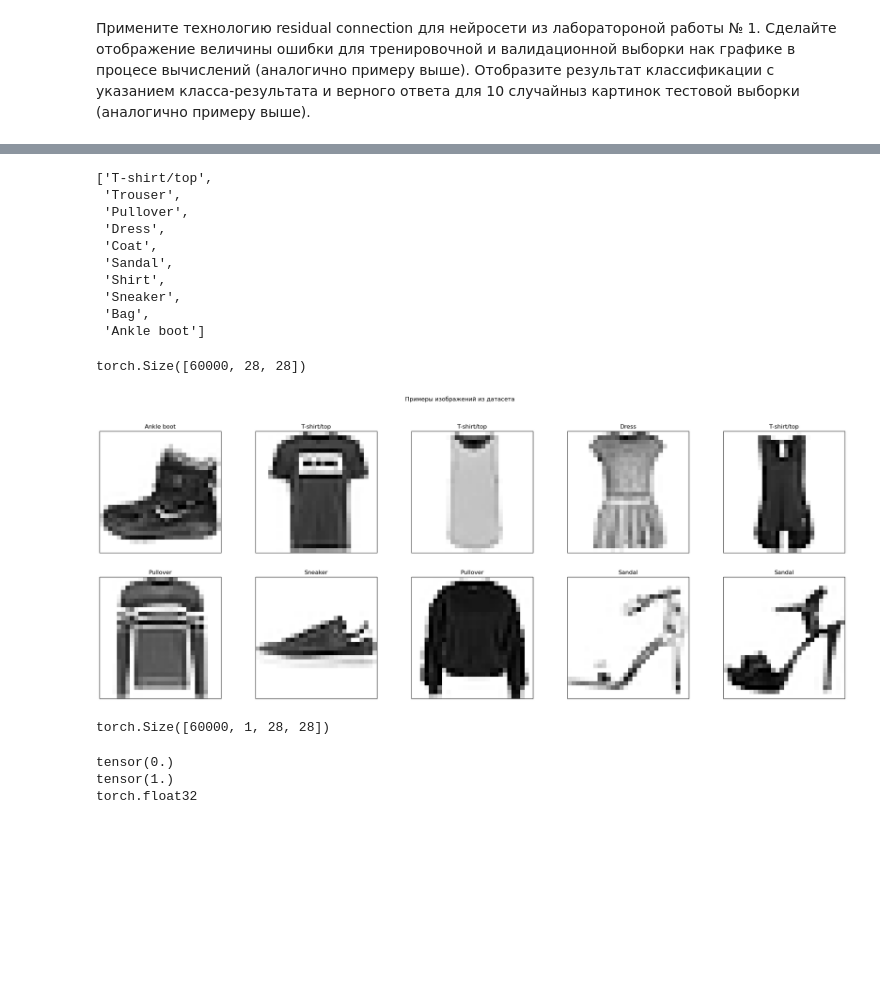
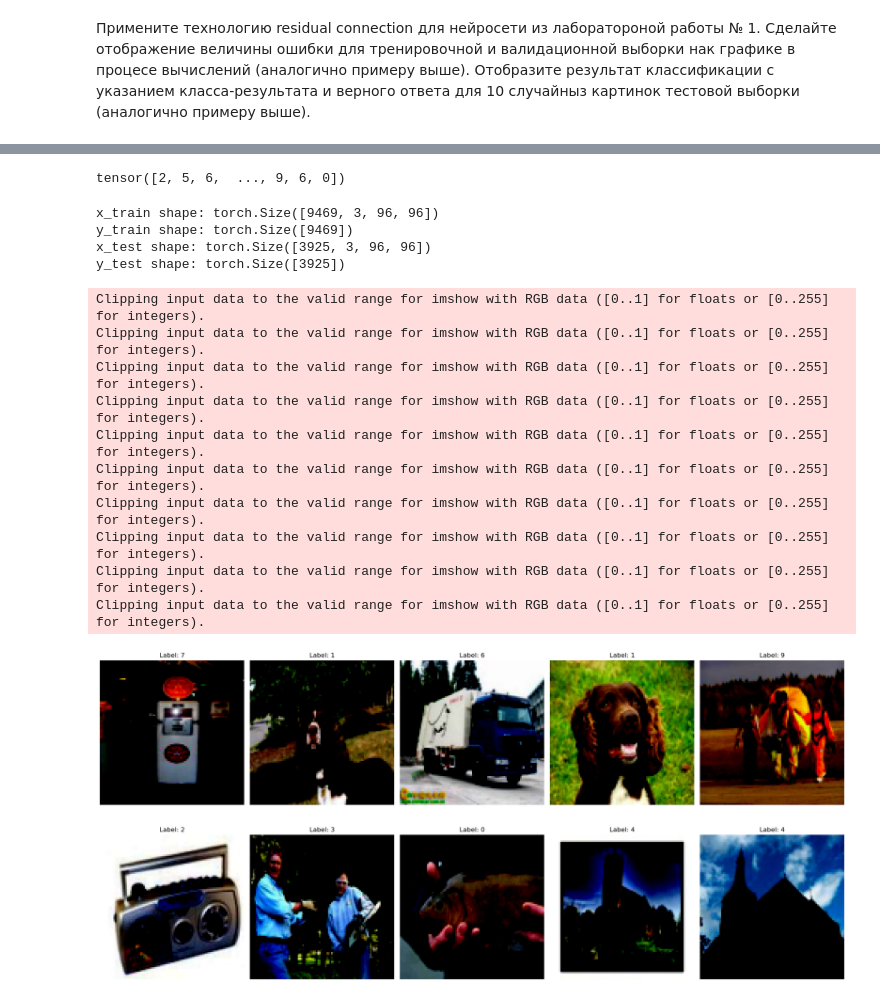
Before and after one commit to yasurev86/-ComputerVision, a Jupyter notebook: LR3.ipynb, the cells around one changed output, grey strips where cells are left out. Saved outputs shown, nothing was run; the diff lists cells and outputs as text; code cells hidden in the pictures; blank space fills up the shorter version.

```diff
--- a/LR3.ipynb
+++ b/LR3.ipynb
@@ -43,42 +70,48 @@ y_test = test.test_labels
 # %%
-# Названия классов
-classes = train.classes
-classes
+y_train
 # %% [output]
-['T-shirt/top',
- 'Trouser',
- 'Pullover',
- 'Dress',
- 'Coat',
- 'Sandal',
- 'Shirt',
- 'Sneaker',
- 'Bag',
- 'Ankle boot']
+tensor([2, 5, 6,  ..., 9, 6, 0])
 # %%
-X_train.shape
+# Печатаем размеры полученных данных
+print(f'x_train shape: {x_train.shape}')  # Размеры обучающих изображений
+print(f'y_train shape: {y_train.shape}')  # Размеры обучающих меток
+print(f'x_test shape: {x_test.shape}')    # Размеры тестовых изображений
+print(f'y_test shape: {y_test.shape}')    # Размеры тестовых меток
 # %% [output]
-torch.Size([60000, 28, 28])
+x_train shape: torch.Size([9469, 3, 96, 96])
+y_train shape: torch.Size([9469])
+x_test shape: torch.Size([3925, 3, 96, 96])
+y_test shape: torch.Size([3925])
 # %%
-# Посмотрим на то, как выглядят картинки из датасета.
+import numpy as np
+import matplotlib.pyplot as plt
 
-import matplotlib.pyplot as plt
-%matplotlib inline
+# Параметры для выборки и визуализации
+sample_size = 10  # количество изображений для визуализации
 
-hh = 2
-ww = 5
+# Инициализация графика
+plt.figure(figsize=(20, 10))
 
-fig, ax = plt.subplots(hh, ww, figsize=(28, 5 * hh))
-fig.suptitle("Примеры изображений из датасета")
+# Случайная выборка индексов изображений
+indices = np.random.permutation(x_train.shape[0])[:sample_size]
 
-for i, (x, y) in enumerate(zip(X_train, y_train)):
-    if i >= hh * ww:
-        break
-    plt.subplot(hh, ww, i + 1)
-    plt.imshow(x.reshape(28, 28), cmap=plt.cm.Greys)
-    plt.xticks([])
-    plt.yticks([])
-    plt.title(classes[y])
+for count, i in enumerate(indices):
+    plt.subplot(2, 5, count + 1)  # Разделение на 2 строки и 5 колонок
+    plt.imshow(x_train[i].permute(1, 2, 0).numpy(), cmap='viridis')  # Преобразуем (C, H, W) в (H, W, C) для отображения
+    plt.title(f'Label: {y_train[i].item()}')  # Отображаем метку
+    plt.axis('off')                           # Убираем оси
+
+plt.tight_layout()
 plt.show()
 # %% [output]
+Clipping input data to the valid range for imshow with RGB data ([0..1] for floats or [0..255] for integers).
+Clipping input data to the valid range for imshow with RGB data ([0..1] for floats or [0..255] for integers).
+Clipping input data to the valid range for imshow with RGB data ([0..1] for floats or [0..255] for integers).
+Clipping input data to the valid range for imshow with RGB data ([0..1] for floats or [0..255] for integers).
+Clipping input data to the valid range for imshow with RGB data ([0..1] for floats or [0..255] for integers).
+Clipping input data to the valid range for imshow with RGB data ([0..1] for floats or [0..255] for integers).
+Clipping input data to the valid range for imshow with RGB data ([0..1] for floats or [0..255] for integers).
+Clipping input data to the valid range for imshow with RGB data ([0..1] for floats or [0..255] for integers).
+Clipping input data to the valid range for imshow with RGB data ([0..1] for floats or [0..255] for integers).
+Clipping input data to the valid range for imshow with RGB data ([0..1] for floats or [0..255] for integers).
-[figure, old version]
+[figure, new version]
@@ -91,10 +117,0 @@ X_test = torch.tensor(X_test.data) / 255.
-# %%
-X_train.shape
-# %% [output]
-torch.Size([60000, 1, 28, 28])
-# %%
-print(X_train.min(), X_train.max(), X_train.dtype, sep="\n")
-# %% [output]
-tensor(0.)
-tensor(1.)
-torch.float32
```
Also changed, not shown: parts of 14 cells of this notebook, 1 other file.
